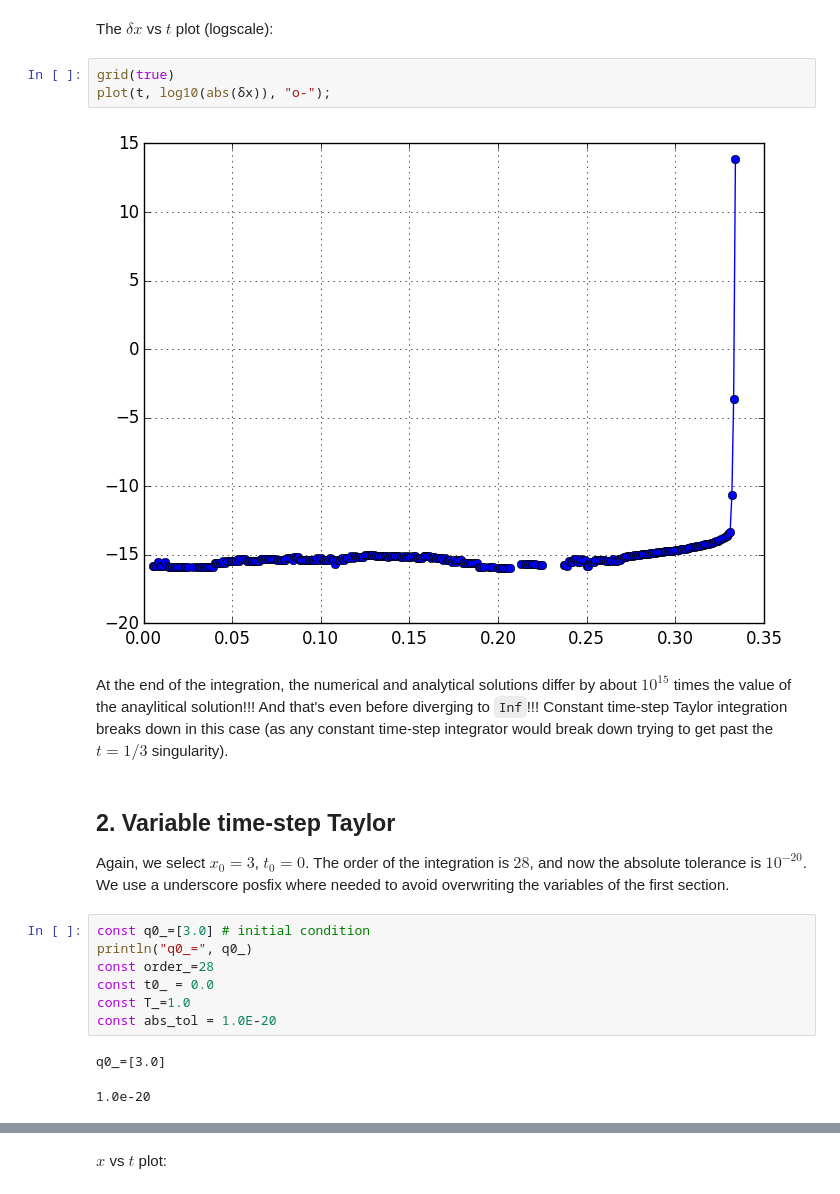
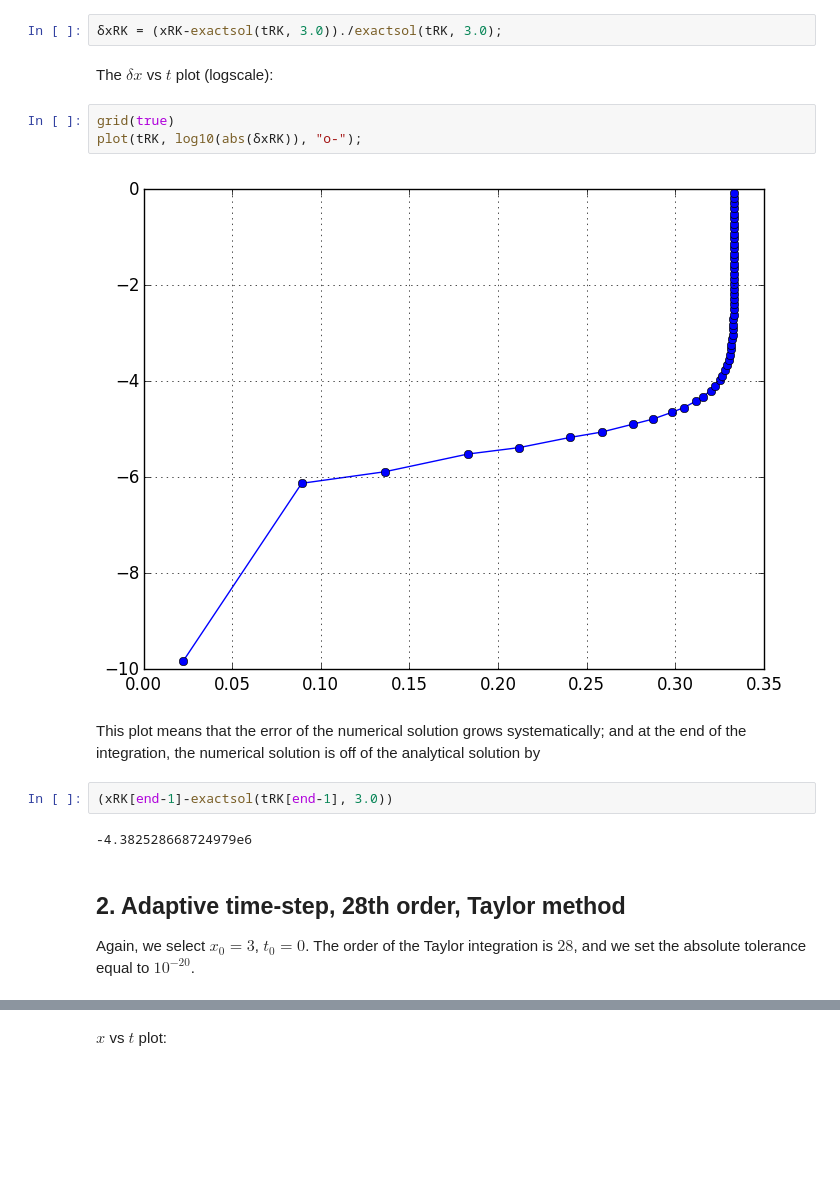
Before and after one commit to PerezHz/TaylorIntegration.jl, a Jupyter notebook: examples/x-dot-equals-x-squared.ipynb, the cells around one changed output, grey strips where cells are left out. Drawn from its saved outputs; the diff is of its cells as text; blank space fills up the shorter version.

```diff
--- a/examples/x-dot-equals-x-squared.ipynb
+++ b/examples/x-dot-equals-x-squared.ipynb
@@ -126,23 +68,19 @@ The relative difference between the numerical and analytical solution, $\delta x
+# %%
+δxRK = (xRK-exactsol(tRK, 3.0))./exactsol(tRK, 3.0);
 # %% [markdown]
 The $\delta x$ vs $t$ plot (logscale):
 # %%
 grid(true)
-plot(t, log10(abs(δx)), "o-");
+plot(tRK, log10(abs(δxRK)), "o-");
 # %% [output]
-[figure, old version]
+[figure, new version]
-# %% [markdown]
-At the end of the integration, the numerical and analytical solutions differ by about $10^{15}$ times the value of the anaylitical solution!!! And that's even before diverging to `Inf`!!! Constant time-step Taylor integration breaks down in this case (as any constant time-step integrator would break down trying to get past the $t=1/3$ singularity).
+# %% [markdown]
+This plot means that the error of the numerical solution grows systematically; and at the end of the integration, the numerical solution is off of the analytical solution by
+# %%
+(xRK[end-1]-exactsol(tRK[end-1], 3.0))
+# %% [output]
+-4.382528668724979e6
 # %% [markdown]
-## 2. Variable time-step Taylor
+## 2. Adaptive time-step, 28th order, Taylor method
 
-Again, we select $x_0=3$, $t_0=0$. The order of the integration is $28$, and now the absolute tolerance is $10^{-20}$. We use a underscore posfix where needed to avoid overwriting the variables of the first section.
+Again, we select $x_0=3$, $t_0=0$. The order of the Taylor integration is $28$, and we set the absolute tolerance equal to $10^{-20}$.
-# %%
-const q0_=[3.0] # initial condition
-println("q0_=", q0_)
-const order_=28
-const t0_ = 0.0
-const T_=1.0
-const abs_tol = 1.0E-20
-# %% [output]
-q0_=[3.0]
-1.0e-20
```
Also changed, not shown: parts of 55 cells of this notebook.
